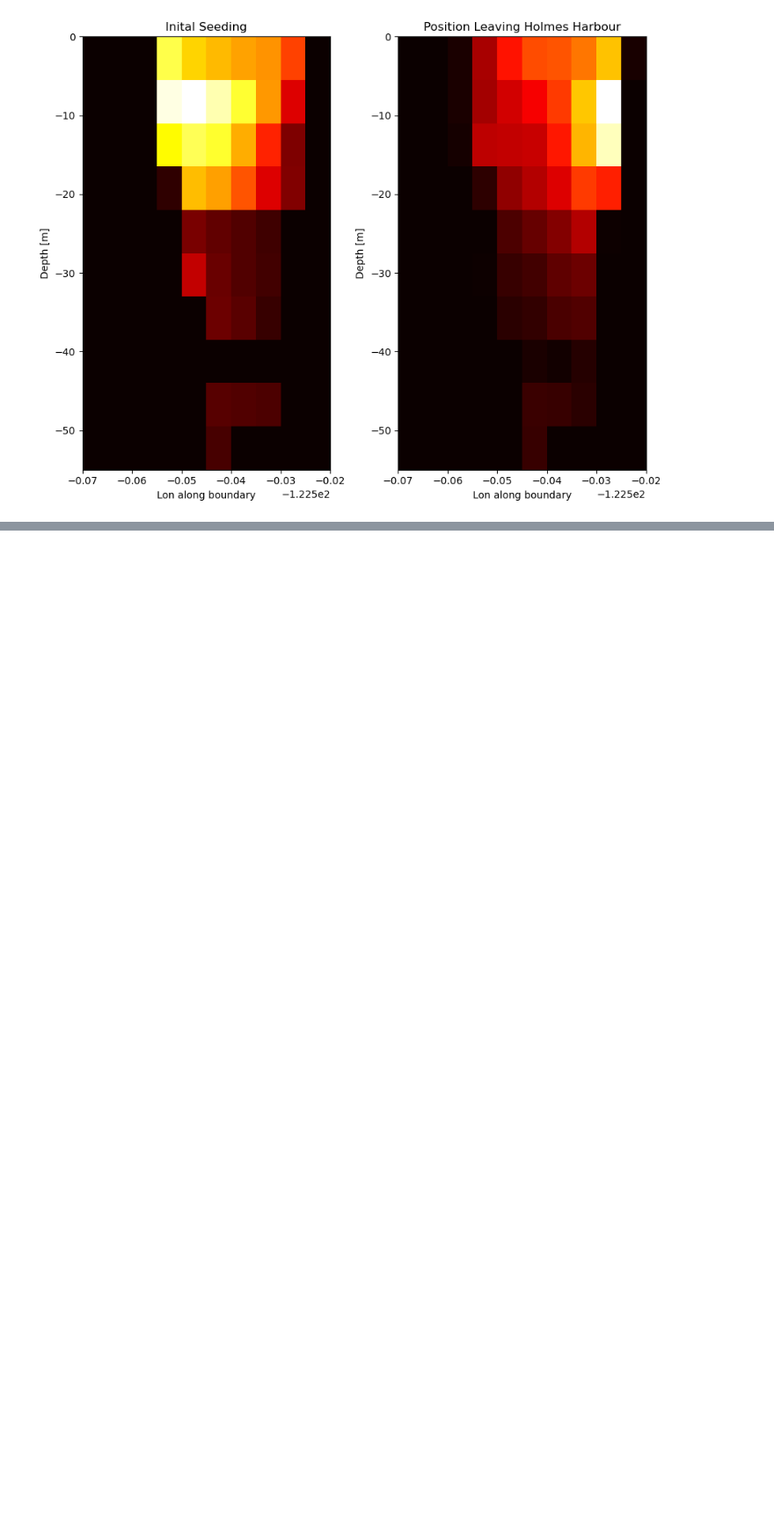
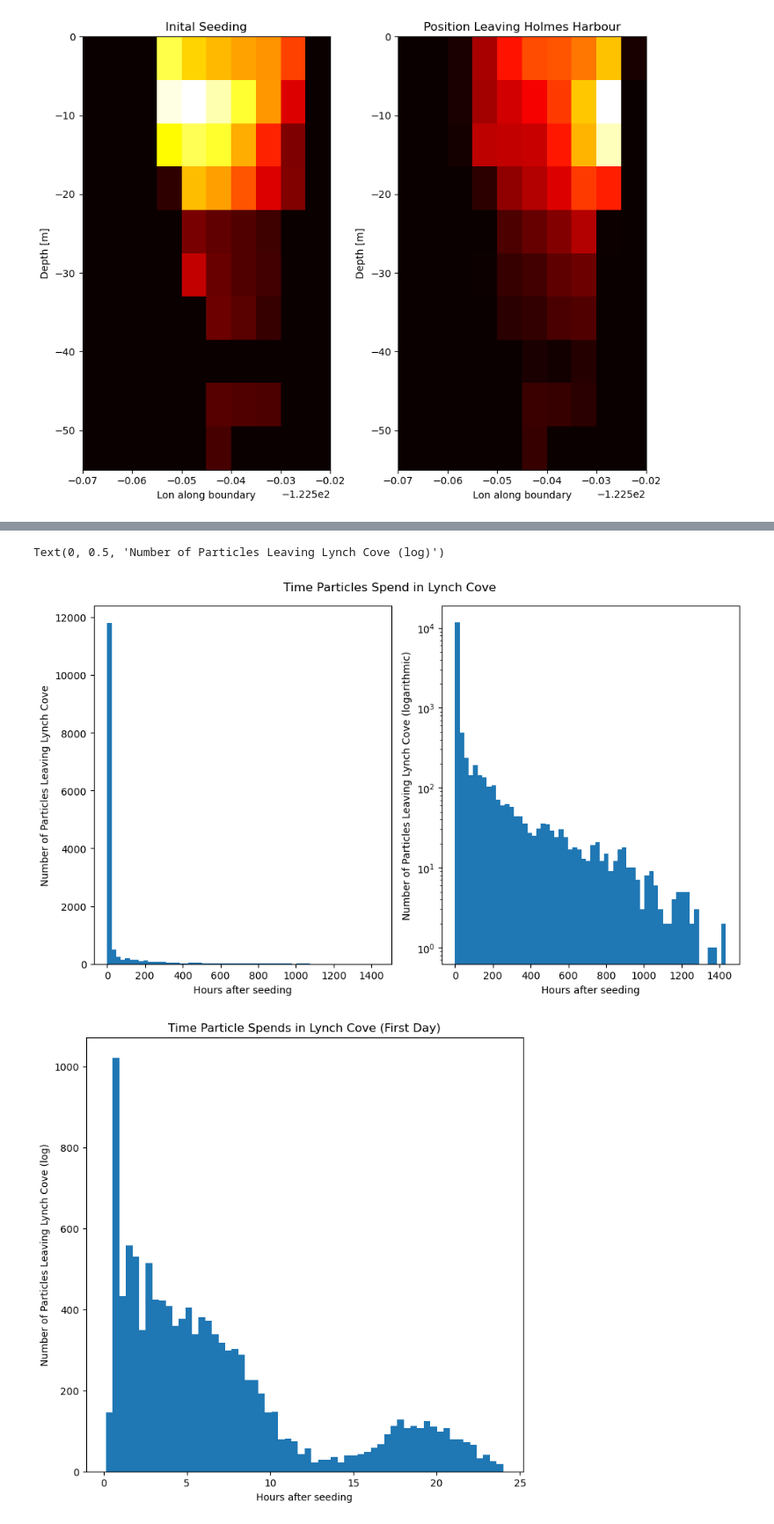
Before and after one commit to SalishSeaCast/analysis-griffon, a Jupyter notebook: notebooks/PennCovePlot.ipynb, the cells around one changed output, grey strips where cells are left out. Shown at 88% size. Saved outputs shown, nothing was run; the diff lists cells and outputs as text; code cells hidden in the pictures; blank space fills up the shorter version.

```diff
--- a/notebooks/PennCovePlot.ipynb
+++ b/notebooks/PennCovePlot.ipynb
@@ -178,0 +276,28 @@ plt.tight_layout()
+# %%
+# Lynch Cove
+outputf = '/ocean/ghoeven/MOAD/analysis-griffon/Ariane/LynchCove_30d/new_compw_forward_01jan18/ariane_positions_quantitative.nc'
+
+dataf = xr.open_dataset(outputf)
+fage = dataf.final_age
+fage_days = fage.values / np.timedelta64(1, 'h')
+fig, ax = plt.subplots(nrows=1, ncols=2, figsize=(10, 6))
+ax[0].hist(fage_days, bins=60, log=False, )
+ax[0].set_xlabel('Hours after seeding')
+ax[0].set_ylabel('Number of Particles Leaving Lynch Cove')
+
+ax[1].hist(fage_days, bins=60, log=True, )
+ax[1].set_xlabel('Hours after seeding')
+ax[1].set_ylabel('Number of Particles Leaving Lynch Cove (logarithmic)')
+fig.suptitle('Time Particles Spend in Lynch Cove')
+plt.tight_layout()
+
+fage_day1 = fage_days[~(fage_days > 24)]
+fig, ax = plt.subplots(figsize=(8, 8))
+ax.hist(fage_day1, bins=60, log=False, )
+ax.set_title('Time Particle Spends in Lynch Cove (First Day)')
+ax.set_xlabel('Hours after seeding')
+ax.set_ylabel('Number of Particles Leaving Lynch Cove (log)')
+# %% [output]
+Text(0, 0.5, 'Number of Particles Leaving Lynch Cove (log)')
+[figure, added]
+[figure, added]
```
Also changed, not shown: parts of 6 cells of this notebook, 3 other files.
